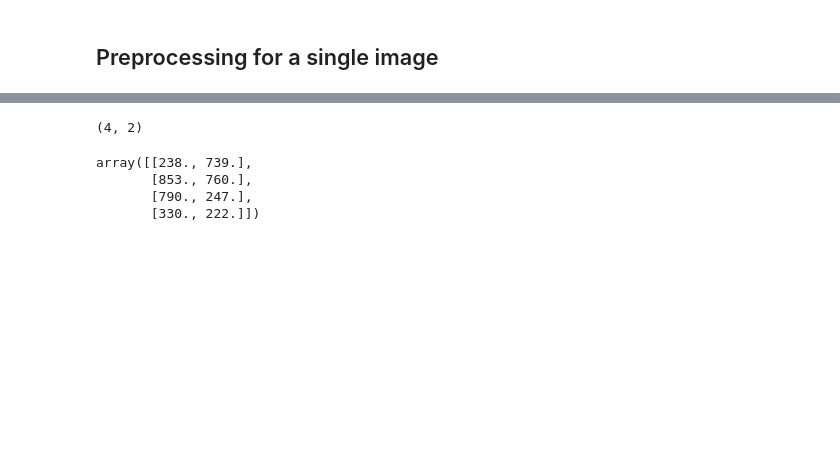
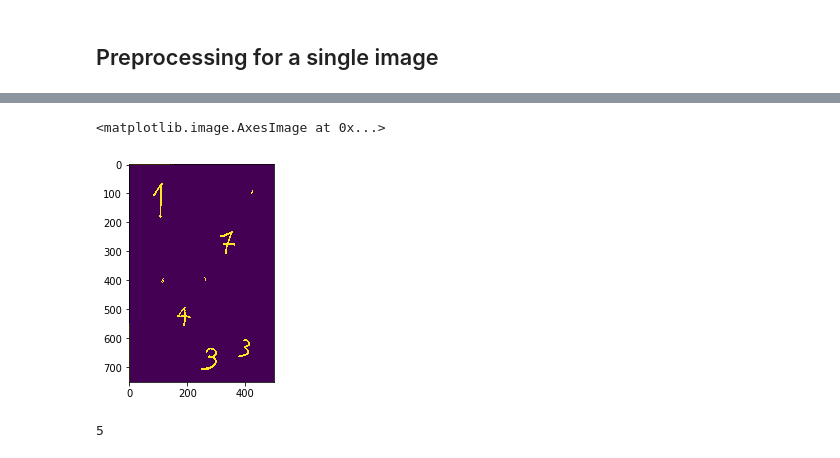
Before and after one commit to lord-blueberry/CompVis, a Jupyter notebook: Assignment1.ipynb, the cells around one changed output, grey strips where cells are left out. Saved outputs shown, nothing was run; the diff lists cells and outputs as text; code cells hidden in the pictures; blank space fills up the shorter version.

```diff
--- a/Assignment1.ipynb
+++ b/Assignment1.ipynb
@@ -133,15 +156,15 @@ D = np.array([0,0])
 
 c = np.asarray([
     intersections[0],
+    intersections[1],
     intersections[2],
-    intersections[3],
-    intersections[1]
+    intersections[3]
 ])
 
 tf = transform.estimate_transform("projective",
-                                  src = c,
+                                  src = rounded,
                                   dst=np.vstack((A,B,C,D)))
-tim = skimage.transform.warp(image=image, inverse_map=tf.inverse, output_shape=(h,w))
-plt.imshow(tim)
+page = skimage.transform.warp(image=image, inverse_map=tf.inverse, output_shape=(h,w))
+plt.imshow(page)
 # %% [output]
 <matplotlib.image.AxesImage at 0x...>
@@ -153,11 +172,14 @@ plt.imshow(tim)
-# %%
-intersections.shape
-# %% [output]
-(4, 2)
-# %%
-c
-# %% [output]
-array([[238., 739.],
-       [853., 760.],
-       [790., 247.],
-       [330., 222.]])
+# %%
+page = skimage.img_as_float(page)
+binary = page < filters.threshold_local(page, 51, mode='reflect', offset=0.05)
+plt.imshow(binary)
+# %% [output]
+<matplotlib.image.AxesImage at 0x...>
+[figure, added]
+# %%
+labels = skimage.measure.label(binary)
+rp = skimage.measure.regionprops(labels)
+regions = [r for r in rp if r.area > 100 and r.bbox[0] + r.bbox[2] > 10 and  r.bbox[1] + r.bbox[3] > 10 ]
+print(len(regions))
+# %% [output]
+5
```
Also changed, not shown: parts of 17 cells of this notebook, 1 other file.
